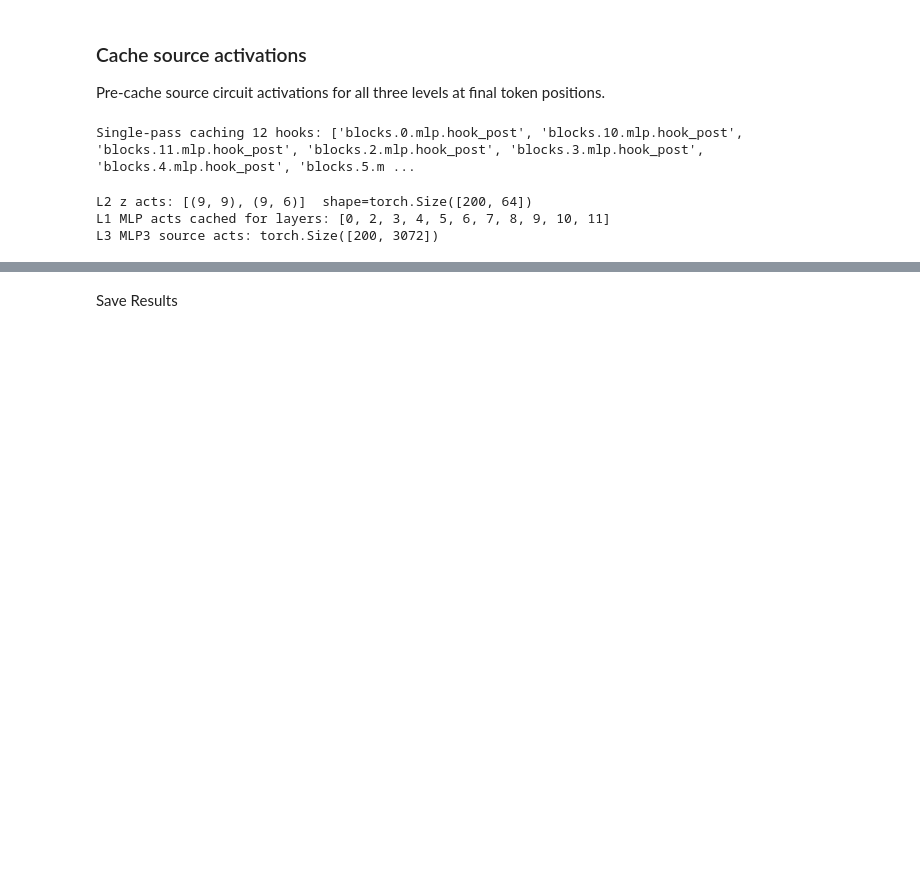
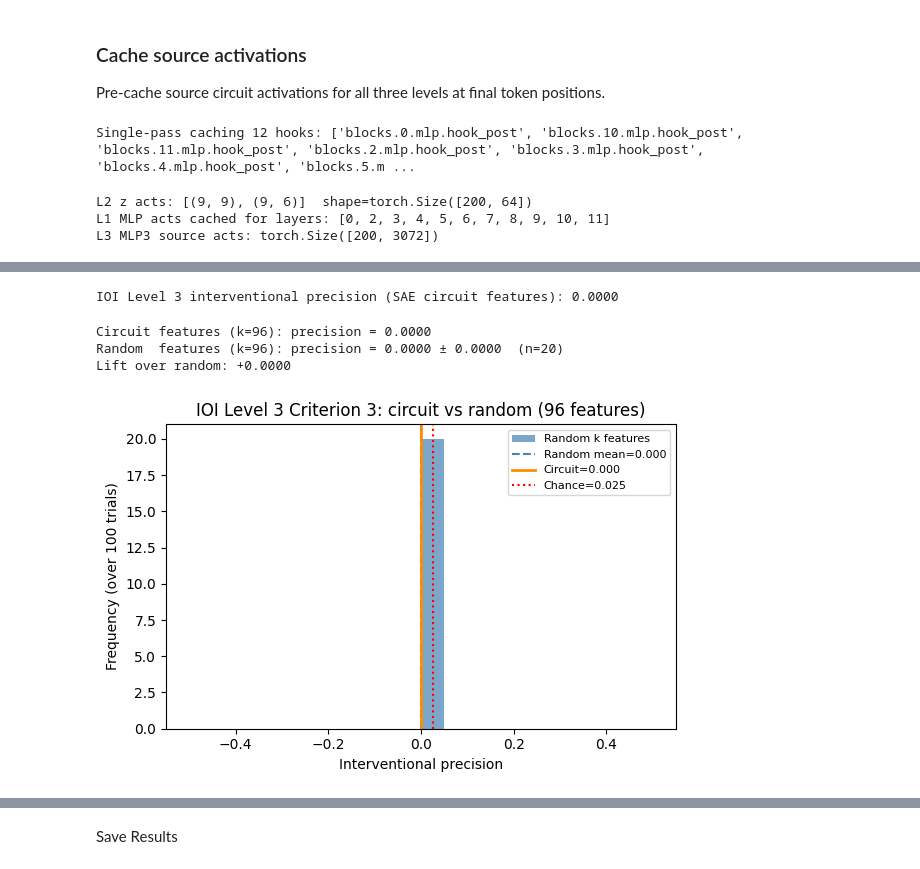
Before and after one commit to GabraxVolz1/Thesis, a Jupyter notebook: notebooks/05_evaluation_criteria.ipynb, the cells around one changed output, grey strips where cells are left out. Drawn from its saved outputs; the diff is of its cells as text; code cells hidden in the pictures; blank space fills up the shorter version.

```diff
--- a/notebooks/05_evaluation_criteria.ipynb
+++ b/notebooks/05_evaluation_criteria.ipynb
@@ -884,19 +841,20 @@ def make_l1_patch_hooks_ioi(batch_start, batch_fps):
         hooks.append((MLP_HOOK_IOI(l), make_hook()))
     return hooks
 
-l1_ioi_patched = []
+correct_l1 = 0
 with torch.no_grad():
-    for start in range(0, N_PAIRS_IOI, BATCH_PATCH):
+    for start in tqdm(range(0, N_PAIRS_IOI, BATCH_PATCH), desc="IOI L1 patching"):
         end       = min(start + BATCH_PATCH, N_PAIRS_IOI)
         batch_fps = base_fps_cpu[start:end].to(device)
         tokens    = base_tokens_cpu[start:end].to(device)
         logits    = model_ioi.run_with_hooks(
             tokens, fwd_hooks=make_l1_patch_hooks_ioi(start, batch_fps))
-        l1_ioi_patched.append(logits.cpu())
+        for i in range(end - start):
+            pred = logits[i, batch_fps[i].item()].argmax().item()
+            correct_l1 += int(pred == source_data_ioi[start + i]["io_tok"])
         del logits, tokens
         torch.cuda.empty_cache()
 
-l1_ioi_patched_logits = torch.cat(l1_ioi_patched, dim=0)
-precision_l1_ioi = ioi_precision(l1_ioi_patched_logits, source_data_ioi, base_fps_ioi.cpu(), device)
+precision_l1_ioi = correct_l1 / N_PAIRS_IOI
 print(f"IOI Level 1 interventional precision (neurons): {precision_l1_ioi:.4f}")
 print(f"(Chance: {ioi_chance():.3f}  |  N={N_PAIRS_IOI})")
@@ -955,72 +920,67 @@ print(f"Circuit features: {len(circuit_l3_ioi)}")
 # %%
 hook_name_l3_ioi = MLP_HOOK_IOI(IOI_TARGET_LAYER)
 
-def make_l3_ioi_hook(patched_feats_batch, fps_b):
-    def hook_fn(value, hook):
-        bi = torch.arange(value.shape[0], device=value.device)
-        value[bi, fps_b] = sae_ioi.decode(patched_feats_batch.to(value.device))
-        return value
-    return hook_fn
+def run_l3_ioi_patching(circuit_feat_idx):
+    """Run one round of L3 patching and return precision. Never stores full logits."""
+    correct = 0
+    with torch.no_grad():
+        for start in range(0, N_PAIRS_IOI, BATCH_PATCH):
+            end   = min(start + BATCH_PATCH, N_PAIRS_IOI)
+            fps_b = base_fps_cpu[start:end].to(device)
+            toks  = base_tokens_cpu[start:end].to(device)
+            bf    = base_feats_ioi[start:end].clone()
+            bf[:, circuit_feat_idx] = src_feats_ioi[start:end, circuit_feat_idx]
 
-l3_ioi_patched = []
-with torch.no_grad():
-    for start in range(0, N_PAIRS_IOI, BATCH_PATCH):
-        end   = min(start + BATCH_PATCH, N_PAIRS_IOI)
-        fps_b = base_fps_cpu[start:end].to(device)
-        tokens = base_tokens_cpu[start:end].to(device)
-        bf    = base_feats_ioi[start:end].clone()
-        bf[:, circuit_l3_t_ioi] = src_feats_ioi[start:end, circuit_l3_t_ioi]
-        logits = model_ioi.run_with_hooks(
-            tokens, fwd_hooks=[(hook_name_l3_ioi, make_l3_ioi_hook(bf, fps_b))])
-        l3_ioi_patched.append(logits.cpu())
-        del logits, tokens
-        torch.cuda.empty_cache()
+            def hook_fn(value, hook, fp=fps_b, pf=bf):
+                bi = torch.arange(value.shape[0], device=value.device)
+                value[bi, fp] = sae_ioi.decode(pf.to(value.device))
+                return value
 
-l3_ioi_patched_logits = torch.cat(l3_ioi_patched, dim=0)
-precision_l3_ioi = ioi_precision(l3_ioi_patched_logits, source_data_ioi, base_fps_ioi.cpu(), device)
+            logits = model_ioi.run_with_hooks(toks, fwd_hooks=[(hook_name_l3_ioi, hook_fn)])
+            for i in range(end - start):
+                pred = logits[i, fps_b[i].item()].argmax().item()
+                correct += int(pred == source_data_ioi[start + i]["io_tok"])
+            del logits, toks
+            torch.cuda.empty_cache()
+    return correct / N_PAIRS_IOI
+
+precision_l3_ioi = run_l3_ioi_patching(circuit_l3_t_ioi)
 print(f"IOI Level 3 interventional precision (SAE circuit features): {precision_l3_ioi:.4f}")
 
 # Random baseline
-N_TRIALS_IOI = 100
+N_TRIALS_IOI = 20  # L3 IOI precision is 0; 20 trials confirms random baseline is also 0
 k_ioi        = len(circuit_l3_ioi)
 rng_rand_ioi = np.random.default_rng(seed=1)
 rand_prec_ioi = []
 
 for _ in tqdm(range(N_TRIALS_IOI), desc="IOI L3 random baseline"):
     rand_idx = torch.tensor(rng_rand_ioi.choice(D_SAE_IOI, size=k_ioi, replace=False), dtype=torch.long)
-    rand_patched = []
-    with torch.no_grad():
-        for start in range(0, N_PAIRS_IOI, BATCH_PATCH):
-            end   = min(start + BATCH_PATCH, N_PAIRS_IOI)
-            fps_b = base_fps_cpu[start:end].to(device)
-            tokens = base_tokens_cpu[start:end].to(device)
-            bf    = base_feats_ioi[start:end].clone()
-            bf[:, rand_idx] = src_feats_ioi[start:end, rand_idx]
-            logits = model_ioi.run_with_hooks(
-                tokens, fwd_hooks=[(hook_name_l3_ioi, make_l3_ioi_hook(bf, fps_b))])
-            rand_patched.append(logits.cpu())
-            del logits, tokens
-            torch.cuda.empty_cache()
-    rand_prec_ioi.append(ioi_precision(torch.cat(rand_patched), source_data_ioi, base_fps_ioi.cpu(), device))
+    rand_prec_ioi.append(run_l3_ioi_patching(rand_idx))
 
 rand_mean_ioi = float(np.mean(rand_prec_ioi))
 rand_std_ioi  = float(np.std(rand_prec_ioi))
 lift_ioi      = precision_l3_ioi - rand_mean_ioi
 
 print(f"Circuit features (k={k_ioi}): precision = {precision_l3_ioi:.4f}")
 print(f"Random  features (k={k_ioi}): precision = {rand_mean_ioi:.4f} ± {rand_std_ioi:.4f}  (n={N_TRIALS_IOI})")
 print(f"Lift over random: {lift_ioi:+.4f}")
 
 fig, ax = plt.subplots(figsize=(6, 4))
 ax.hist(rand_prec_ioi, bins=20, color="steelblue", alpha=0.7, label="Random k features")
 ax.axvline(rand_mean_ioi, color="steelblue", linestyle="--", linewidth=1.5, label=f"Random mean={rand_mean_ioi:.3f}")
 ax.axvline(precision_l3_ioi, color="darkorange", linewidth=2, label=f"Circuit={precision_l3_ioi:.3f}")
 ax.axvline(ioi_chance(), color="red", linestyle=":", linewidth=1.5, label=f"Chance={ioi_chance():.3f}")
 ax.set_xlabel("Interventional precision"); ax.set_ylabel("Frequency (over 100 trials)")
 ax.set_title(f"IOI Level 3 Criterion 3: circuit vs random ({k_ioi} features)")
 ax.legend(fontsize=8)
 plt.tight_layout()
 plt.savefig(OUT_DIR / "criterion3_ioi_l3_random_baseline.png", dpi=150)
 plt.show()
+# %% [output]
+IOI Level 3 interventional precision (SAE circuit features): 0.0000
+Circuit features (k=96): precision = 0.0000
+Random  features (k=96): precision = 0.0000 ± 0.0000  (n=20)
+Lift over random: +0.0000
+[figure, added]
 # %%
 print("=" * 80)
```
Also changed, not shown: parts of 20 cells of this notebook, 5 other files.
